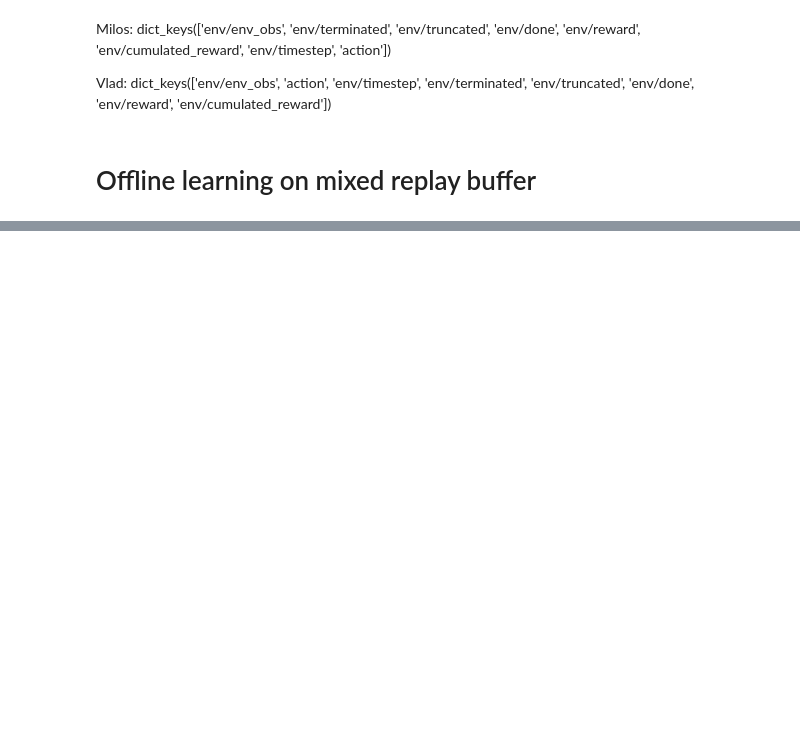
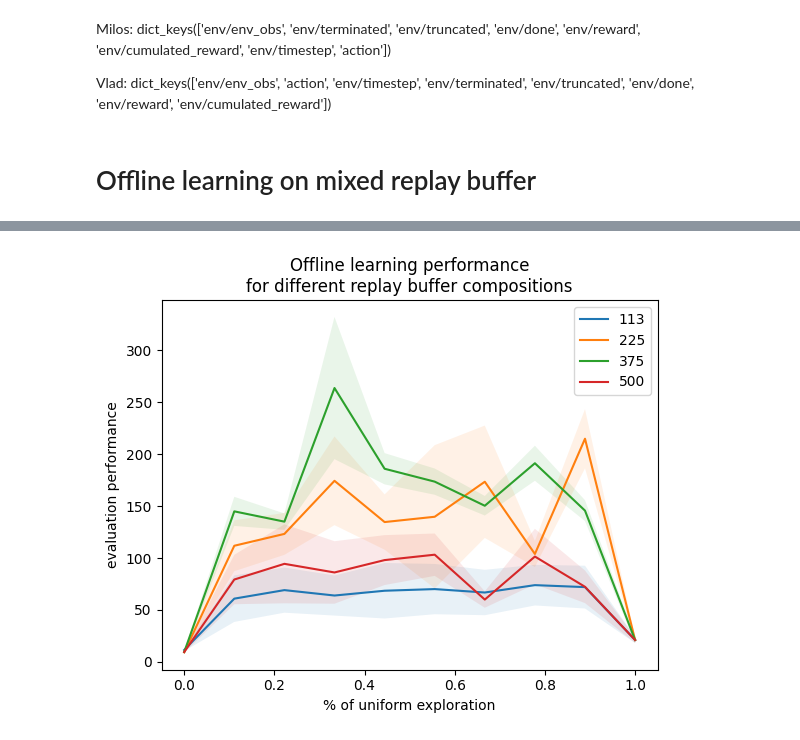
Before and after one commit to milosoundjian/projet-mind, a Jupyter notebook: experiments/notebooks/01-pipeline_setup copy.ipynb, the cells around one changed output, grey strips where cells are left out. Saved outputs shown, nothing was run; the diff lists cells and outputs as text; code cells hidden in the pictures; blank space fills up the shorter version.

```diff
--- a/experiments/notebooks/01-pipeline_setup copy.ipynb
+++ b/experiments/notebooks/01-pipeline_setup copy.ipynb
@@ -68,3 +90,7 @@ best_policy_agent = td3.best_policy
+# %%
+replay_buffers = {}
+for k, policy in policies.items():
+    replay_buffers[k] = collect_policy_transitions(policy, ENV_NAME, BUFFER_SIZE)
 # %%
 rb_best = collect_policy_transitions(
     best_policy_agent, ENV_NAME, buffer_size=BUFFER_SIZE
@@ -108,0 +156,30 @@ perfs = test_rb_compositions(
+# %%
+def plot_perf_vs_rb_composition_from_dict(proportions, perf_dict, fig_name=None):
+    plt.figure()
+
+    for label, performances in perf_dict.items():
+        means = np.array([perf[-1].mean().item() for perf in performances])
+        stds = np.array([perf[-1].std().item() for perf in performances])
+
+        plt.plot(proportions, means, label=label)
+        plt.fill_between(
+            proportions,
+            means - stds,
+            means + stds,
+            alpha=0.1,
+        )
+
+    plt.title("Offline learning performance\nfor different replay buffer compositions")
+    plt.xlabel("% of uniform exploration")
+    plt.ylabel("evaluation performance")
+    plt.legend()
+    if fig_name:
+        plt.savefig(fig_name)
+    plt.show()
+
+
+plot_perf_vs_rb_composition_from_dict(
+    PROPORTIONS, performances, fig_name=f"{ENV_NAME}-offline-diff-best-policies-3x.pdf"
+)
+# %% [output]
+[figure, added]
```
Also changed, not shown: parts of 10 cells of this notebook, 6 other files.
